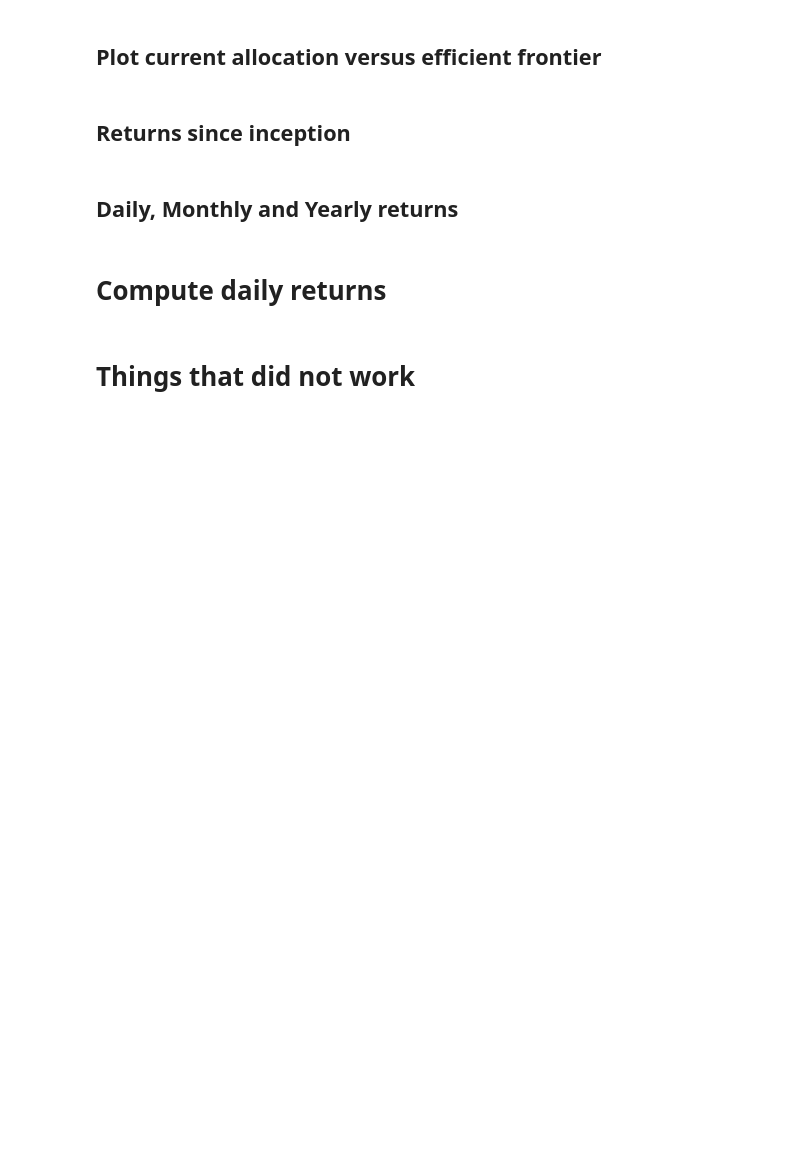
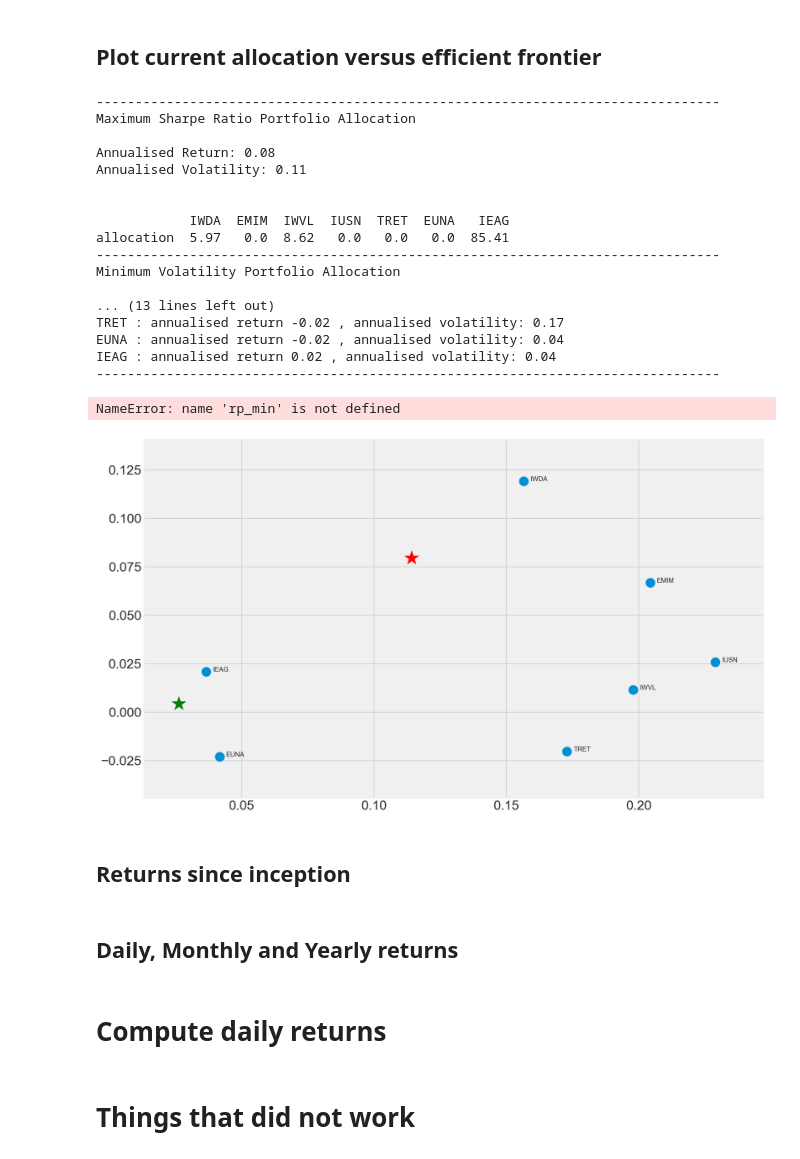
Before and after one commit to chouligi/portfolio_management, a Jupyter notebook: Portfolio Management/Investigate_ETFs.ipynb, the cells around one changed output. Drawn from its saved outputs; the diff is of its cells as text; code cells hidden in the pictures; blank space fills up the shorter version.

```diff
--- a/Portfolio Management/Investigate_ETFs.ipynb
+++ b/Portfolio Management/Investigate_ETFs.ipynb
@@ -940,16 +940,36 @@ display_ef_with_selected(portfolio, names, num_portfolios, risk_free_rate, max_r
 # %%
 # Test the display of the efficient frontier
 
 portfolio = [IWDA, EMIM, IWVL, IUSN, TRET, EUNA, IEAG]
 names = ['IWDA', 'EMIM', 'IWVL', 'IUSN', 'TRET', 'EUNA', 'IEAG']
 description = ['Developed Markets', 'Emerging Markets', 'World Small Cap', 'World Value', 'REIT', 'EU bond ETF', 'Global bond ETF']
 
 portfolio = apply_perc_change(portfolio)
 
-num_portfolios = 50
+num_portfolios = 20
 risk_free_rate = 0.17 / 100
 
-display_ef_with_selected(portfolio, names, num_portfolios, risk_free_rate, max_return= 0.25, num_samples = 40)
+display_ef_with_selected(portfolio, names, num_portfolios, risk_free_rate, max_return= 0.25, num_samples = 10)
+# %% [output]
+--------------------------------------------------------------------------------
+Maximum Sharpe Ratio Portfolio Allocation
+
+Annualised Return: 0.08
+Annualised Volatility: 0.11
+
+
+            IWDA  EMIM  IWVL  IUSN  TRET  EUNA   IEAG
+allocation  5.97   0.0  8.62   0.0   0.0   0.0  85.41
+--------------------------------------------------------------------------------
+Minimum Volatility Portfolio Allocation
+
+... (13 lines left out)
+TRET : annualised return -0.02 , annualised volatility: 0.17
+EUNA : annualised return -0.02 , annualised volatility: 0.04
+IEAG : annualised return 0.02 , annualised volatility: 0.04
+--------------------------------------------------------------------------------
+NameError: name 'rp_min' is not defined
+[figure, added]
 # %% [markdown]
 ## Returns since inception
 # %%
```
Also changed, not shown: parts of 2 cells of this notebook.
